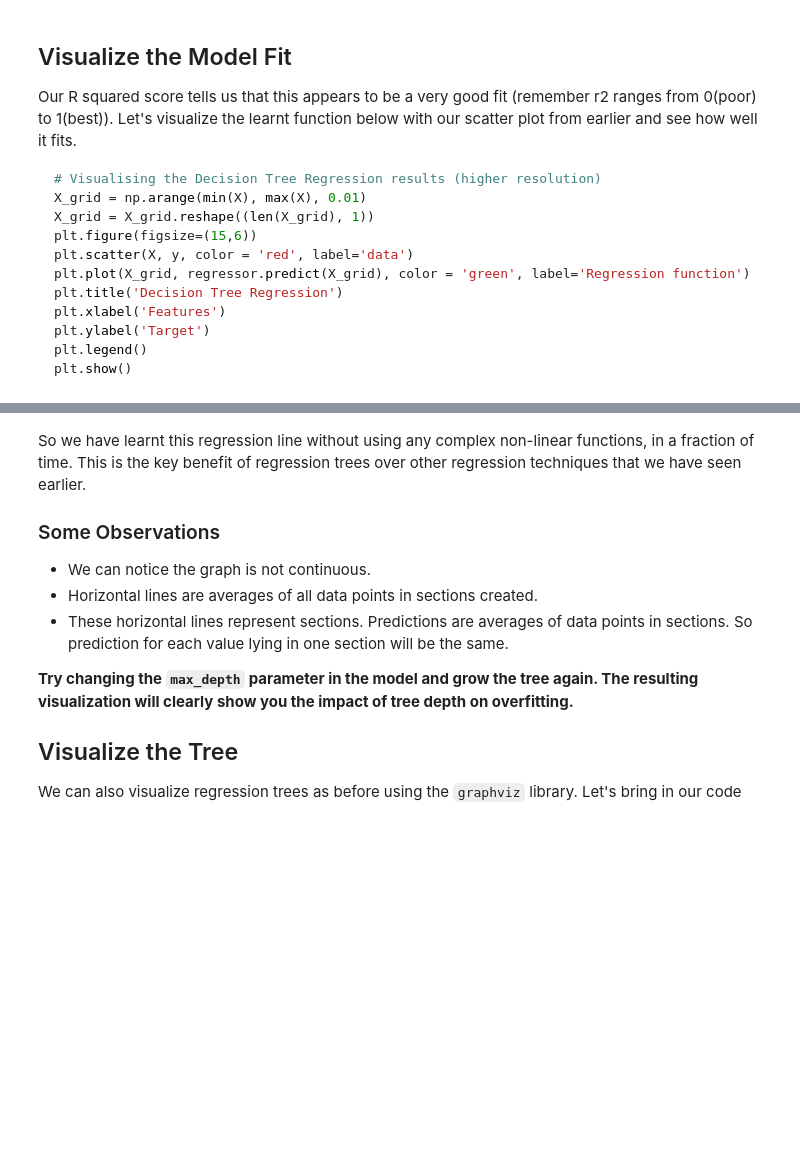
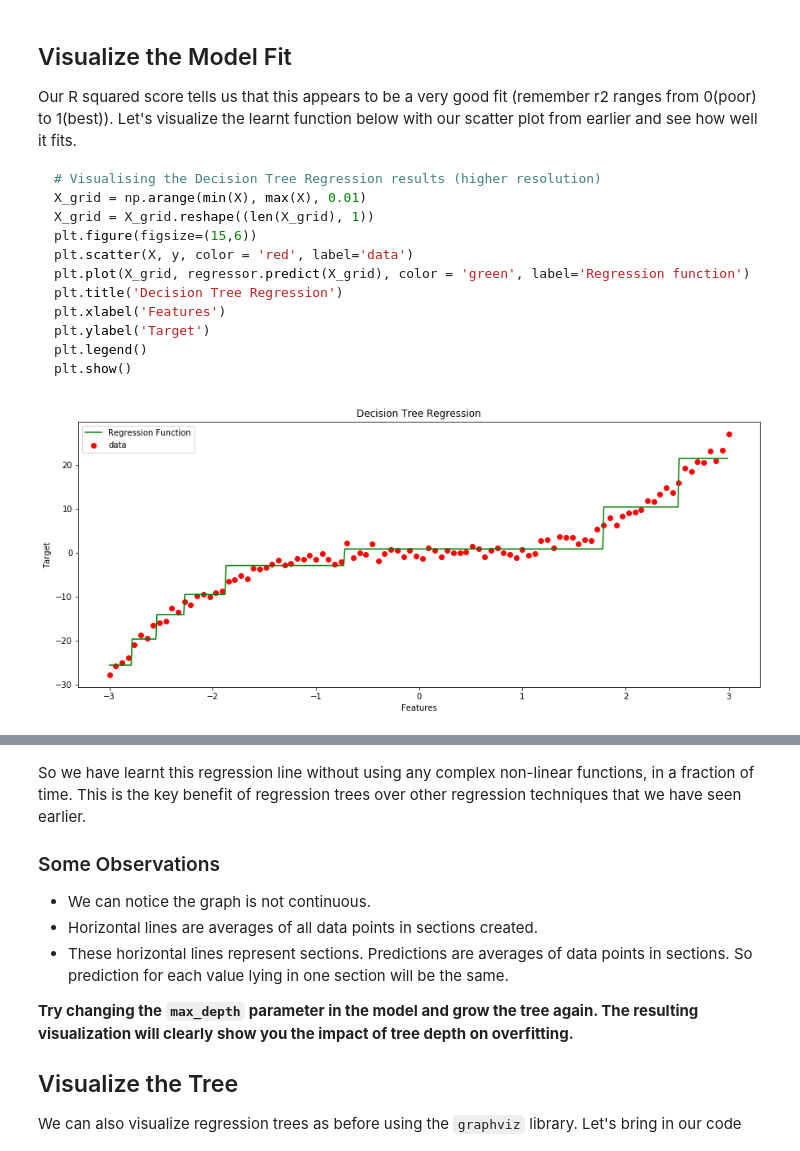
Before and after one commit to Chris-Manna/dsc-3-31-09-regression-cart-trees-codealong-nyc-career-ds-102218, a Jupyter notebook: index.ipynb, the cells around one changed output, grey strips where cells are left out. Cells and saved outputs as stored; diff of their text form; code cells hidden in the pictures; blank space fills up the shorter version.

```diff
--- a/index.ipynb
+++ b/index.ipynb
@@ -200,12 +200,14 @@ plt.show()
 # %%
 # Visualizing the Decision Tree Regression results (higher resolution)
 X_grid = np.arange(min(X),max(X), 0.01)
 X_grid = X_grid.reshape((len(X_grid), 1))
 plt.figure(figsize=(15,6))
 plt.scatter(X,y, color ='red', label='data')
 plt.plot(X_grid,regressor.predict(X_grid),color = 'green',label='Regression Function')
 plt.title('Decision Tree Regression')
 plt.xlabel('Features')
 plt.ylabel('Target')
 plt.legend()
-plt.s
+plt.show()
+# %% [output]
+[figure, added]
```
Also changed, not shown: parts of 1 cell of this notebook.
